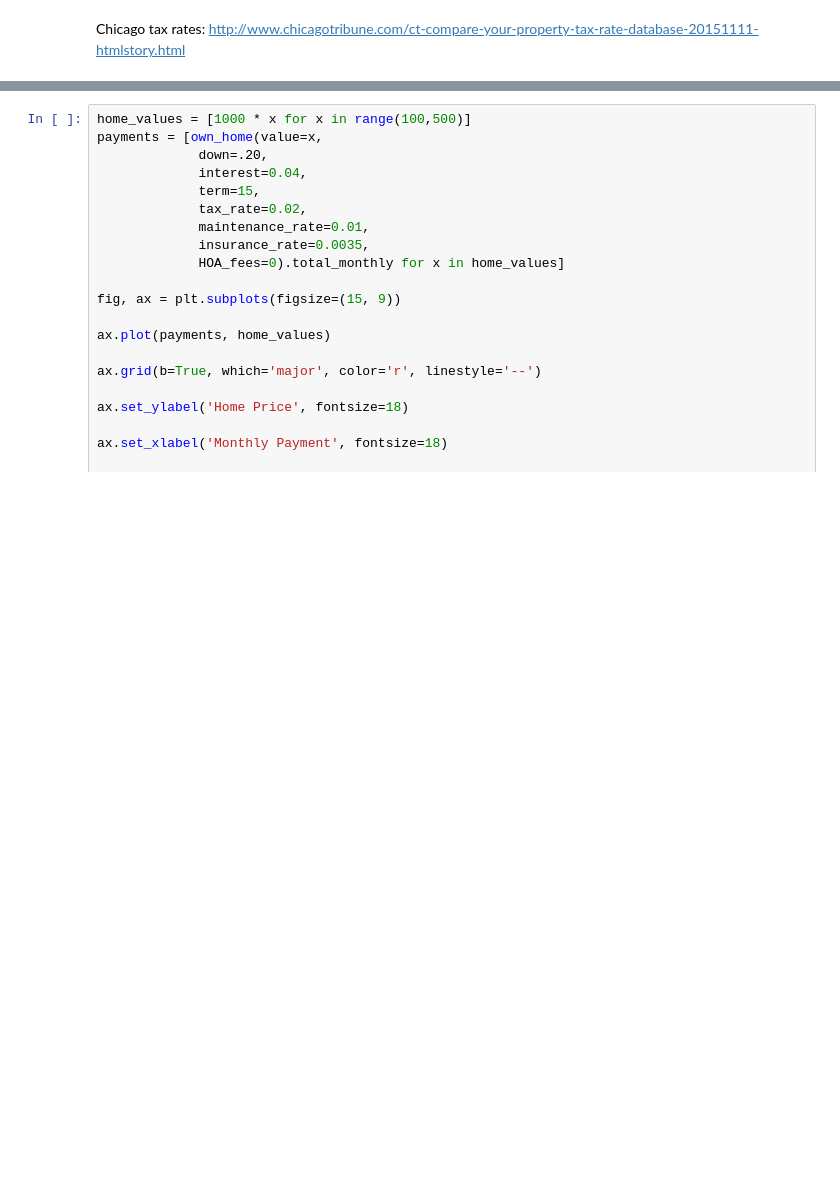
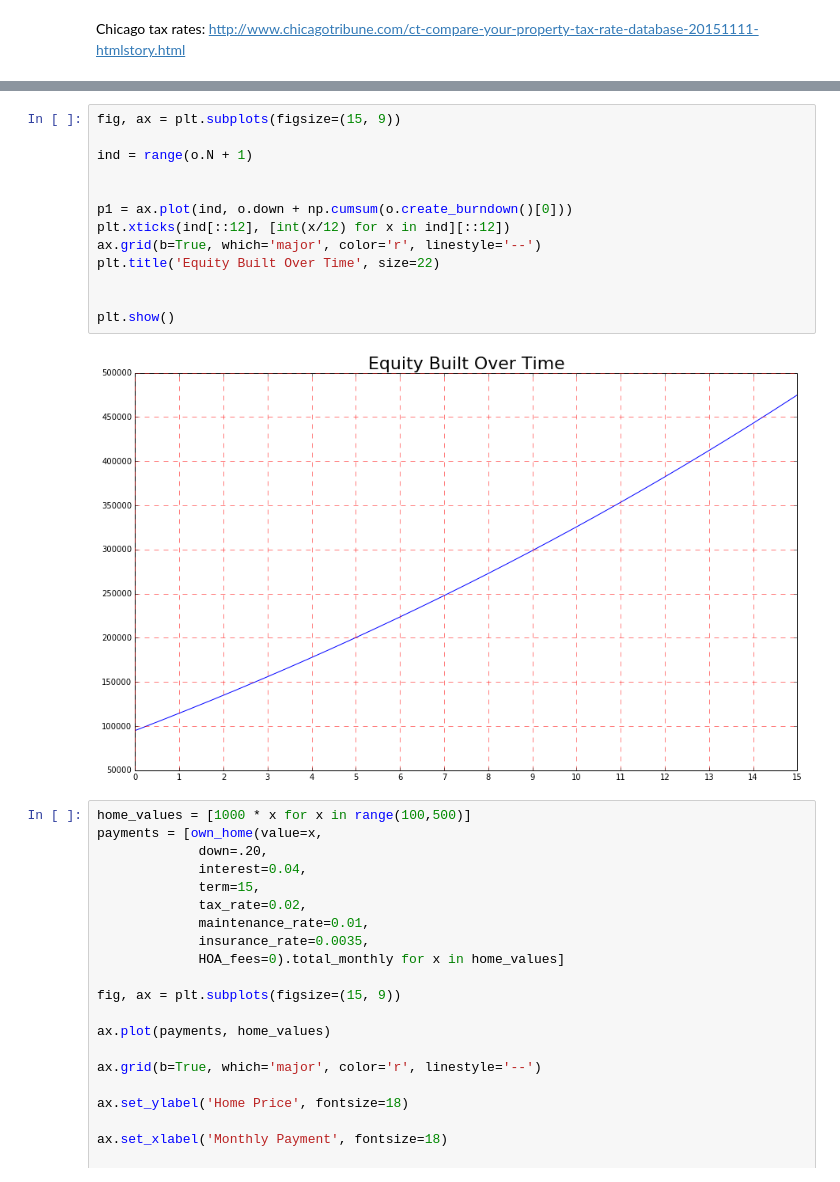
Before and after one commit to dkmehrmann/-deprecated-dkmehrmann.github.io, a Jupyter notebook: _ipynb/drafts/mortgage_calculator.ipynb, the cells around one changed output, grey strips where cells are left out. Cells and saved outputs as stored; diff of their text form; blank space fills up the shorter version.

```diff
--- a/_ipynb/drafts/mortgage_calculator.ipynb
+++ b/_ipynb/drafts/mortgage_calculator.ipynb
@@ -143,3 +178,18 @@ Savings over Renting           $ 183,440.36
+# %%
+fig, ax = plt.subplots(figsize=(15, 9))
+
+ind = range(o.N + 1)
+
+
+p1 = ax.plot(ind, o.down + np.cumsum(o.create_burndown()[0]))
+plt.xticks(ind[::12], [int(x/12) for x in ind][::12])
+ax.grid(b=True, which='major', color='r', linestyle='--')
+plt.title('Equity Built Over Time', size=22)
+
+
+plt.show()
+# %% [output]
+[figure, added]
 # %%
 home_values = [1000 * x for x in range(100,500)]
 payments = [own_home(value=x,
```
Also changed, not shown: parts of 10 cells of this notebook.
